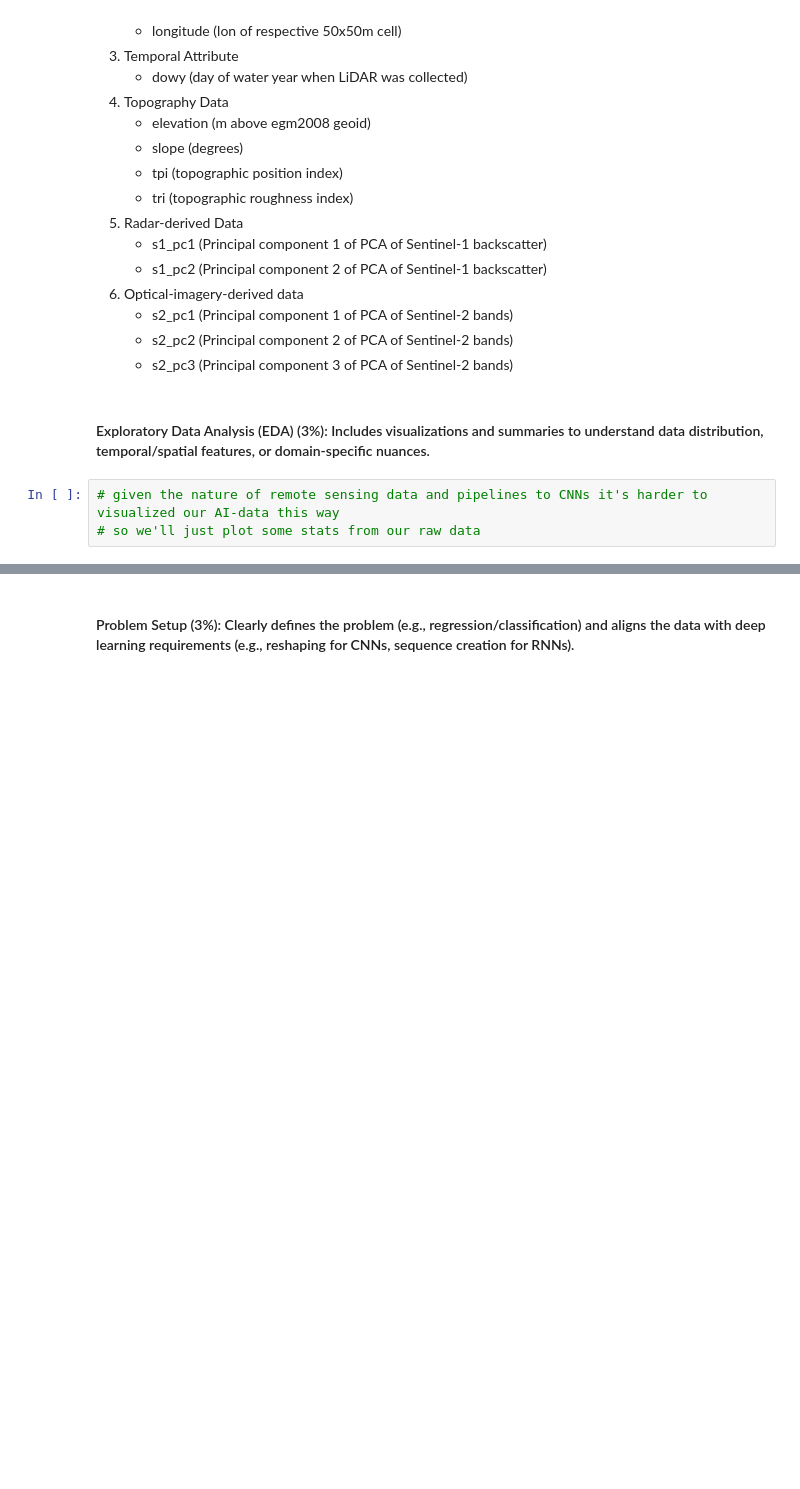
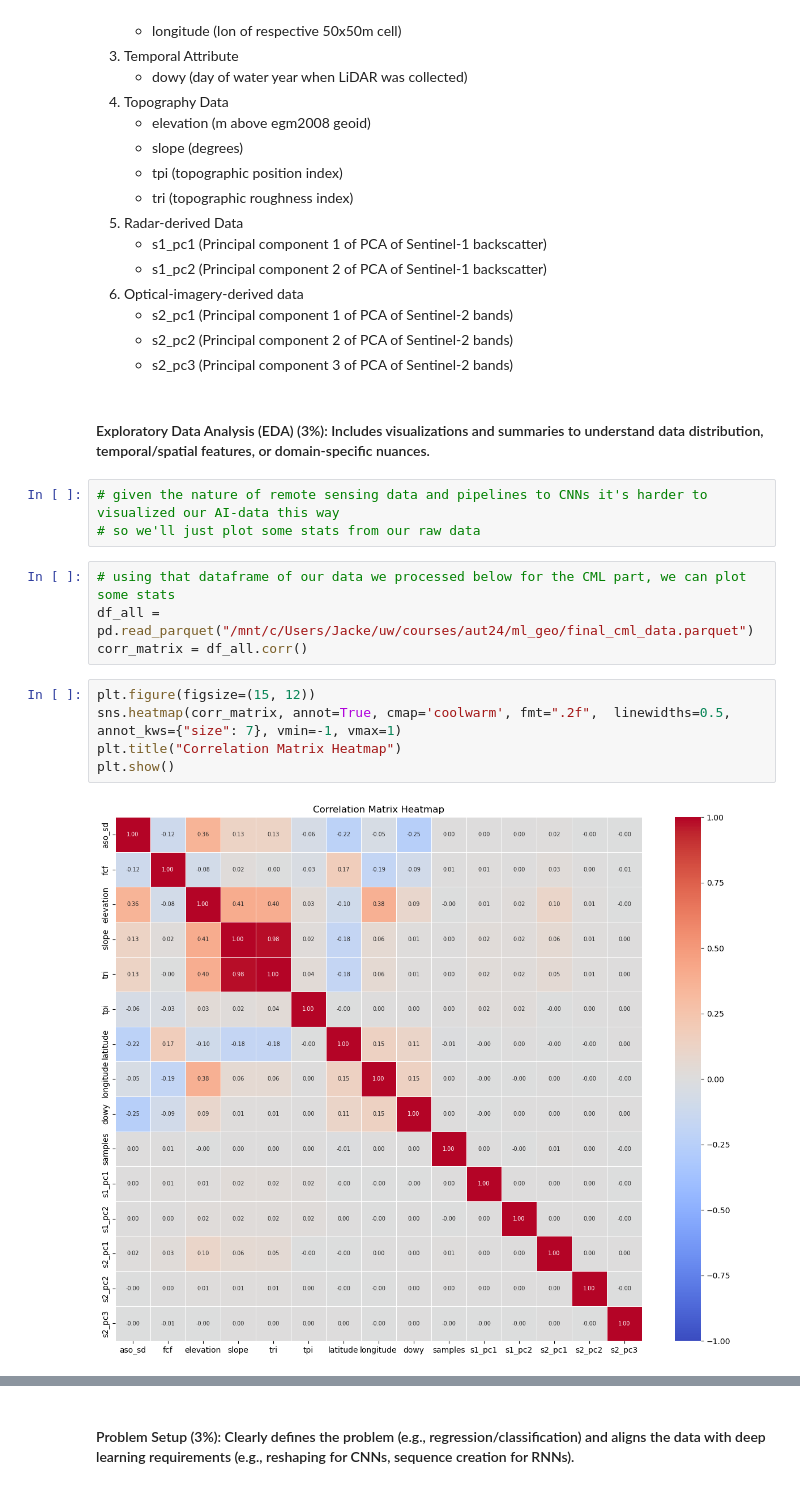
Before and after one commit to Jack-Hayes/mlgeo-2024-deep-snow, a Jupyter notebook: notebooks/jack_deepl_hw.ipynb, the cells around one changed output, grey strips where cells are left out. Saved outputs shown, nothing was run; the diff lists cells and outputs as text; blank space fills up the shorter version.

```diff
--- a/notebooks/jack_deepl_hw.ipynb
+++ b/notebooks/jack_deepl_hw.ipynb
@@ -83,3 +83,14 @@ Data variables: (12/14)
 # %%
 # given the nature of remote sensing data and pipelines to CNNs it's harder to visualized our AI-data this way
 # so we'll just plot some stats from our raw data
+# %%
+# using that dataframe of our data we processed below for the CML part, we can plot some stats
+df_all = pd.read_parquet("/mnt/c/Users/Jacke/uw/courses/aut24/ml_geo/final_cml_data.parquet")
+corr_matrix = df_all.corr()
+# %%
+plt.figure(figsize=(15, 12))
+sns.heatmap(corr_matrix, annot=True, cmap='coolwarm', fmt=".2f",  linewidths=0.5, annot_kws={"size": 7}, vmin=-1, vmax=1)
+plt.title("Correlation Matrix Heatmap")
+plt.show()
+# %% [output]
+[figure, added]
```
Also changed, not shown: parts of 27 cells of this notebook.
